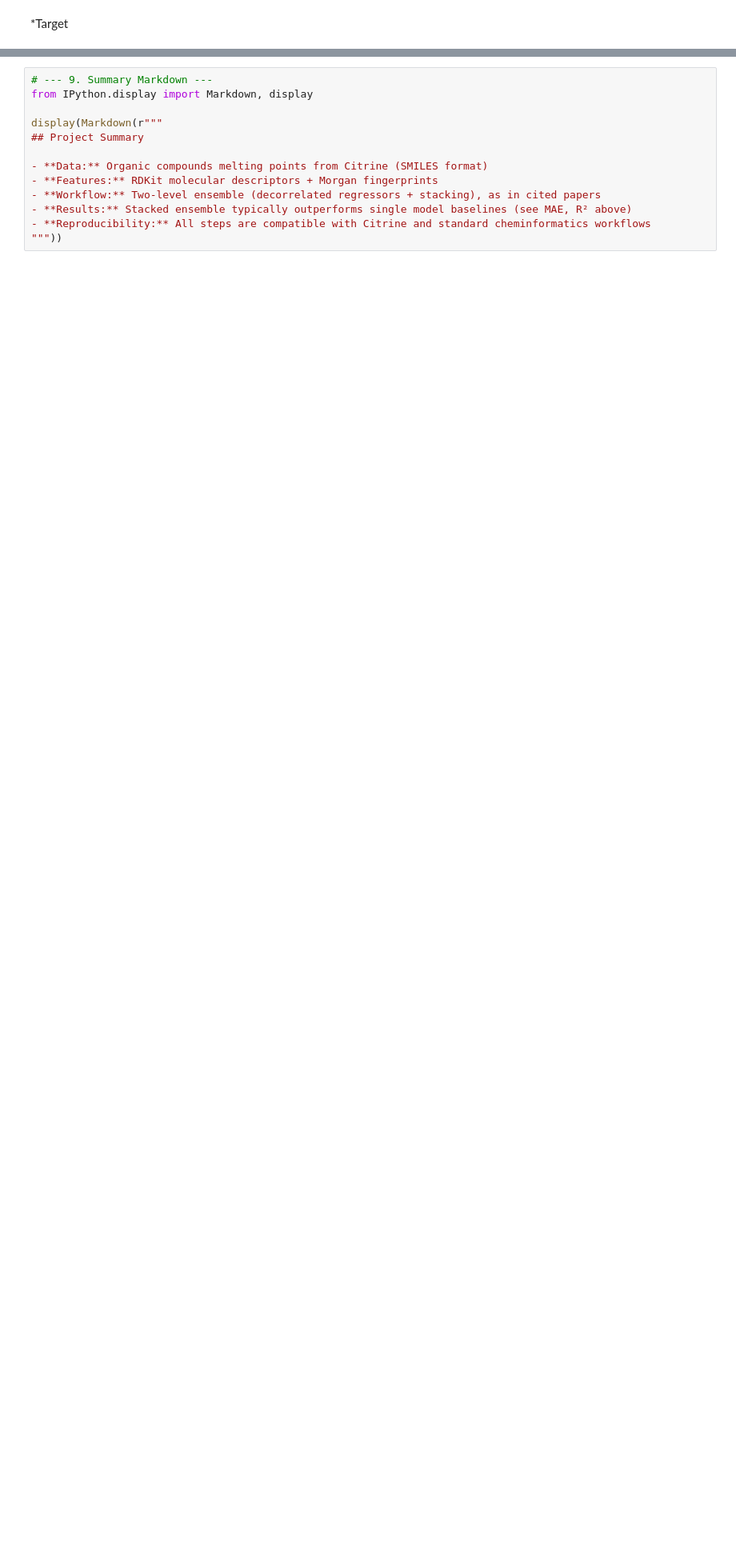
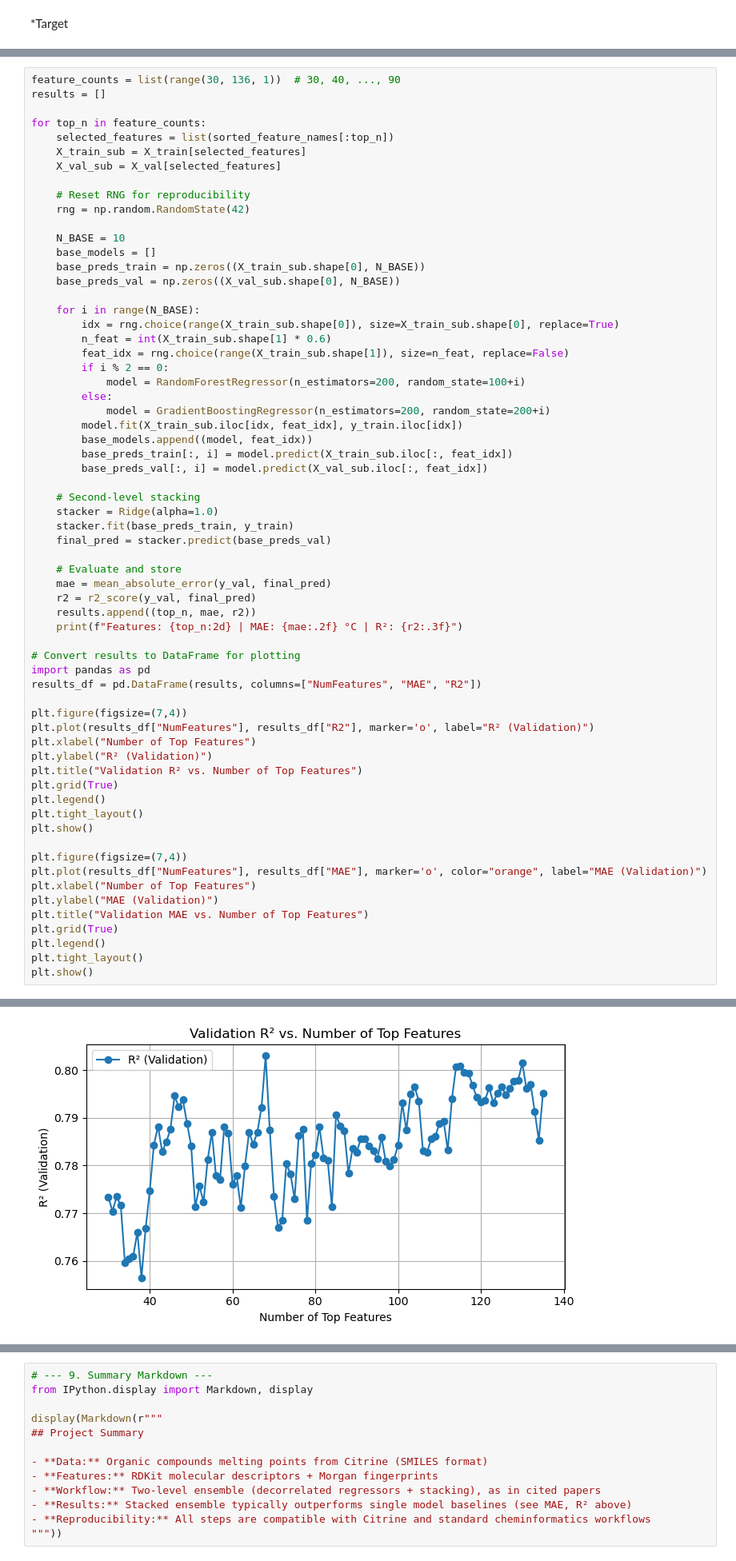
Before and after one commit to submerged-in-matrix/materials-ml-projects-, a Jupyter notebook: Projects/P_4_MP_Pred_2_Lvl_Ensemble/P_4_MP_Pred_2_Lvl_Ensemble.ipynb, the cells around one changed output, grey strips where cells are left out. Shown at 80% size. Drawn from its saved outputs; the diff is of its cells as text; blank space fills up the shorter version.

```diff
--- a/Projects/P_4_MP_Pred_2_Lvl_Ensemble/P_4_MP_Pred_2_Lvl_Ensemble.ipynb
+++ b/Projects/P_4_MP_Pred_2_Lvl_Ensemble/P_4_MP_Pred_2_Lvl_Ensemble.ipynb
@@ -351,0 +515,65 @@ Stacked Ensemble with More Candidates R²: 0.792
+# %%
+feature_counts = list(range(30, 136, 1))  # 30, 40, ..., 90
+results = []
+
+for top_n in feature_counts:
+    selected_features = list(sorted_feature_names[:top_n])
+    X_train_sub = X_train[selected_features]
+    X_val_sub = X_val[selected_features]
+
+    # Reset RNG for reproducibility
+    rng = np.random.RandomState(42)
+
+    N_BASE = 10
+    base_models = []
+    base_preds_train = np.zeros((X_train_sub.shape[0], N_BASE))
+    base_preds_val = np.zeros((X_val_sub.shape[0], N_BASE))
+
+    for i in range(N_BASE):
+        idx = rng.choice(range(X_train_sub.shape[0]), size=X_train_sub.shape[0], replace=True)
+        n_feat = int(X_train_sub.shape[1] * 0.6)
+        feat_idx = rng.choice(range(X_train_sub.shape[1]), size=n_feat, replace=False)
+        if i % 2 == 0:
+            model = RandomForestRegressor(n_estimators=200, random_state=100+i)
+        else:
+            model = GradientBoostingRegressor(n_estimators=200, random_state=200+i)
+        model.fit(X_train_sub.iloc[idx, feat_idx], y_train.iloc[idx])
+        base_models.append((model, feat_idx))
+        base_preds_train[:, i] = model.predict(X_train_sub.iloc[:, feat_idx])
+        base_preds_val[:, i] = model.predict(X_val_sub.iloc[:, feat_idx])
+
+    # Second-level stacking
+    stacker = Ridge(alpha=1.0)
+    stacker.fit(base_preds_train, y_train)
+    final_pred = stacker.predict(base_preds_val)
+
+    # Evaluate and store
+    mae = mean_absolute_error(y_val, final_pred)
+    r2 = r2_score(y_val, final_pred)
+    results.append((top_n, mae, r2))
+    print(f"Features: {top_n:2d} | MAE: {mae:.2f} °C | R²: {r2:.3f}")
+
+# Convert results to DataFrame for plotting
+import pandas as pd
+results_df = pd.DataFrame(results, columns=["NumFeatures", "MAE", "R2"])
+
+plt.figure(figsize=(7,4))
+plt.plot(results_df["NumFeatures"], results_df["R2"], marker='o', label="R² (Validation)")
+plt.xlabel("Number of Top Features")
+plt.ylabel("R² (Validation)")
+plt.title("Validation R² vs. Number of Top Features")
+plt.grid(True)
+plt.legend()
+plt.tight_layout()
+plt.show()
+
+plt.figure(figsize=(7,4))
+plt.plot(results_df["NumFeatures"], results_df["MAE"], marker='o', color="orange", label="MAE (Validation)")
+plt.xlabel("Number of Top Features")
+plt.ylabel("MAE (Validation)")
+plt.title("Validation MAE vs. Number of Top Features")
+plt.grid(True)
+plt.legend()
+plt.tight_layout()
+plt.show()
+# %% [output]
@@ -351,0 +597 @@ Stacked Ensemble with More Candidates R²: 0.792
+[figure, added]
```
Also changed, not shown: parts of 45 cells of this notebook.
